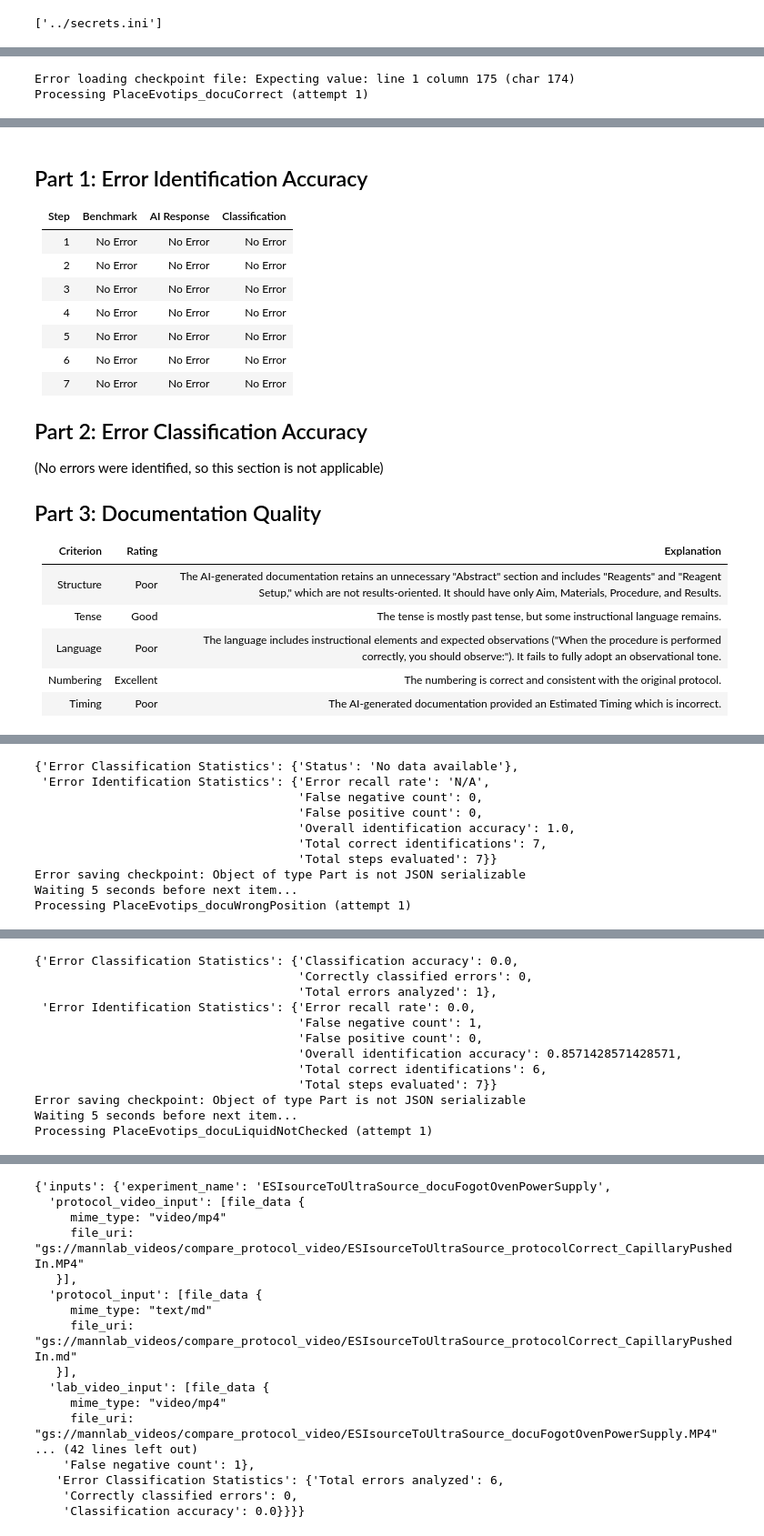
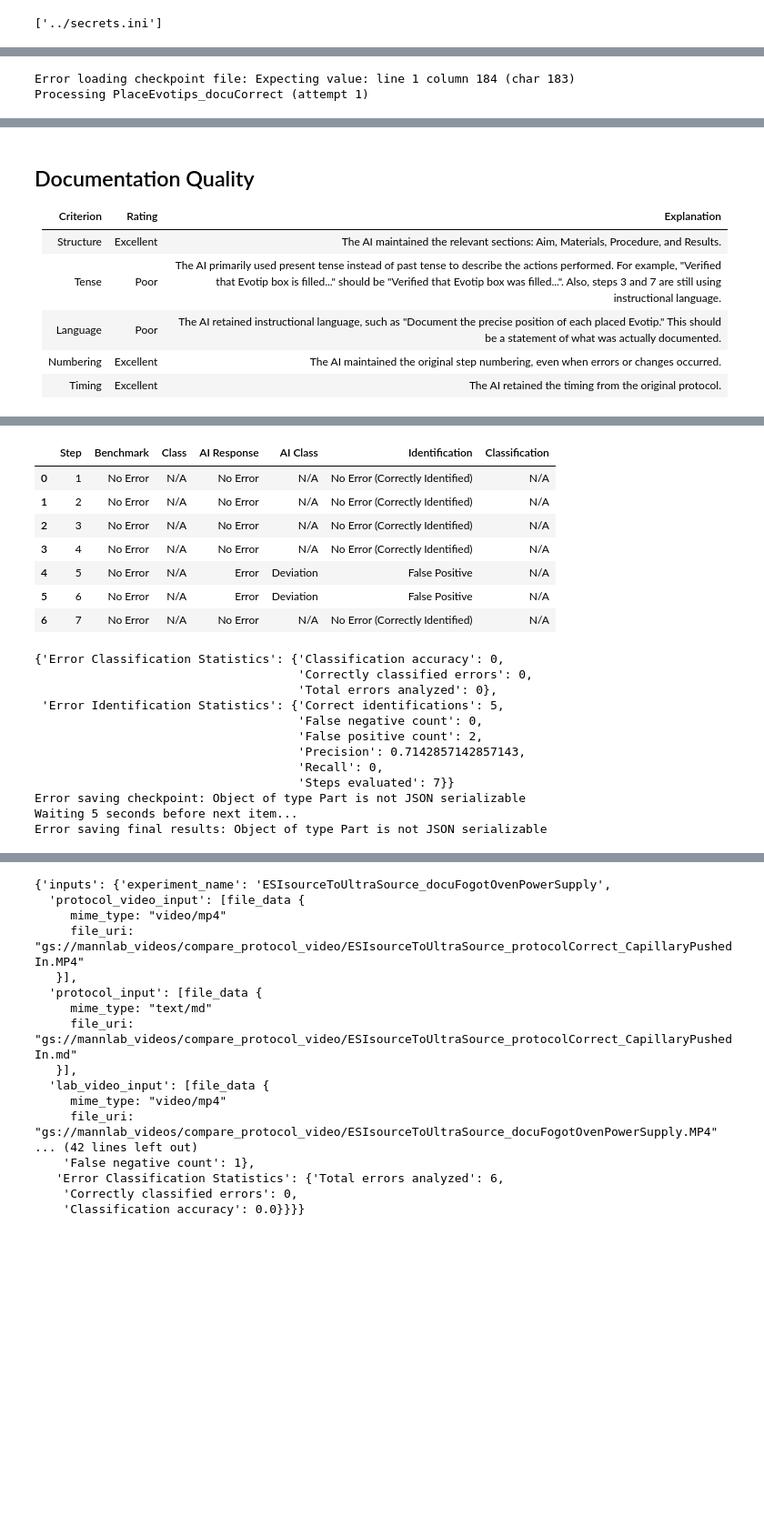
Before and after one commit to MannLabs/proteomics_lab_agent, a Jupyter notebook: nbs/2_videoToDocumentation_CompareVideoWithProtocol.ipynb, the cells around one changed output, grey strips where cells are left out. Shown at 91% size. Saved outputs shown, nothing was run; the diff lists cells and outputs as text; code cells hidden in the pictures; blank space fills up the shorter version.

```diff
--- a/nbs/2_videoToDocumentation_CompareVideoWithProtocol.ipynb
+++ b/nbs/2_videoToDocumentation_CompareVideoWithProtocol.ipynb
@@ -657,6 +966,7 @@ if os.path.exists(CHECKPOINT_FILE):
 
 # Your existing setup code
 example = 'ESIsourceToUltraSource_docuFogotOvenPowerSupply'
+example = 'PlaceEvotips_docuWrongPosition'
 protocol_video_example = all_model_inputs[example]['protocol_video_input']
 protocol_example = all_model_inputs[example]['protocol_input']
 lab_video_example = all_model_inputs[example]['lab_video_input']
@@ -702,6 +1012,7 @@ for i in range(start_index, len(items_list)):
             protocol_input = value['protocol_input']
             lab_video_input = value['lab_video_input']
             documentation_input = value['documentation_input']
+            error_dict = value['error_dict']
 
             documentation, usage_metadata = generate_documentation(
                 protocol_video_example, protocol_example, lab_video_example, documentation_example,
@@ -711,12 +1022,9 @@ for i in range(start_index, len(items_list)):
             )
             display(Markdown(documentation))
 
-            evaluation, usage_metadata_evaluation = generate_documentation_evaluation(
-                documentation_example, documentation_input, documentation
-            )
-            display(Markdown(evaluation))
-
-            metrics = calculate_error_evaluation_metrics(evaluation)
+            evaluation_response, df_errors, metrics = process_and_evaluate_documentation(error_dict, documentation_input, documentation)
+            display(Markdown(evaluation_response))
+            display(df_errors)
             pprint.pprint(metrics)
 
             results_collection[key] = {
@@ -730,8 +1038,7 @@ for i in range(start_index, len(items_list)):
                 "outputs": {
                     "documentation": documentation,
                     "documentation_metadata": usage_metadata,
-                    "evaluation": evaluation,
-                    "evaluation_metadata": usage_metadata_evaluation,
+                    "evaluation": evaluation_response,
                     "metrics": metrics
                 }
             }
@@ -756,7 +1063,7 @@ for i in range(start_index, len(items_list)):
                 # Save that we're moving on after failure
                 save_checkpoint(results_collection, key)
 
-# Save final results to a separate file when all processing is complete
+Save final results to a separate file when all processing is complete
 try:
     with open("final_results.json", 'w') as f:
         json.dump(results_collection, f)
@@ -764,5 +1071,5 @@ try:
 except Exception as e:
     print(f"Error saving final results: {e}")
 # %% [output]
-Error loading checkpoint file: Expecting value: line 1 column 175 (char 174)
+Error loading checkpoint file: Expecting value: line 1 column 184 (char 183)
 Processing PlaceEvotips_docuCorrect (attempt 1)
@@ -827,22 +1129,9 @@ That completes the task. Let me know if you have any further instructions.
-## Part 1: Error Identification Accuracy
-| Step | Benchmark | AI Response | Classification |
-|------|-----------|-------------|----------------|
-| 1 | No Error | No Error | No Error |
-| 2 | No Error | No Error | No Error |
-| 3 | No Error | No Error | No Error |
-| 4 | No Error | No Error | No Error |
-| 5 | No Error | No Error | No Error |
-| 6 | No Error | No Error | No Error |
-| 7 | No Error | No Error | No Error |
+## Documentation Quality
 
-## Part 2: Error Classification Accuracy
-(No errors were identified, so this section is not applicable)
-
-## Part 3: Documentation Quality
 | Criterion | Rating | Explanation |
 |-----------|--------|-------------|
-| Structure | Poor | The AI-generated documentation retains an unnecessary "Abstract" section and includes "Reagents" and "Reagent Setup," which are not results-oriented. It should have only Aim, Materials, Procedure, and Results. |
-| Tense | Good | The tense is mostly past tense, but some instructional language remains. |
-| Language | Poor | The language includes instructional elements and expected observations ("When the procedure is performed correctly, you should observe:"). It fails to fully adopt an observational tone. |
-| Numbering | Excellent | The numbering is correct and consistent with the original protocol. |
-| Timing | Poor | The AI-generated documentation provided an Estimated Timing which is incorrect. |
+| Structure | Excellent | The AI maintained the relevant sections: Aim, Materials, Procedure, and Results. |
+| Tense | Poor | The AI primarily used present tense instead of past tense to describe the actions performed. For example, "Verified that Evotip box is filled..." should be "Verified that Evotip box was filled...". Also, steps 3 and 7 are still using instructional language. |
+| Language | Poor | The AI retained instructional language, such as "Document the precise position of each placed Evotip." This should be a statement of what was actually documented. |
+| Numbering | Excellent | The AI maintained the original step numbering, even when errors or changes occurred. |
+| Timing | Excellent | The AI retained the timing from the original protocol. |
@@ -851,10 +1138,20 @@ That completes the task. Let me know if you have any further instructions.
+|  | Step | Benchmark | Class | AI Response | AI Class | Identification | Classification |
+| 0 | 1 | No Error | N/A | No Error | N/A | No Error (Correctly Identified) | N/A |
+| 1 | 2 | No Error | N/A | No Error | N/A | No Error (Correctly Identified) | N/A |
+| 2 | 3 | No Error | N/A | No Error | N/A | No Error (Correctly Identified) | N/A |
+| 3 | 4 | No Error | N/A | No Error | N/A | No Error (Correctly Identified) | N/A |
+| 4 | 5 | No Error | N/A | Error | Deviation | False Positive | N/A |
+| 5 | 6 | No Error | N/A | Error | Deviation | False Positive | N/A |
+| 6 | 7 | No Error | N/A | No Error | N/A | No Error (Correctly Identified) | N/A |
-{'Error Classification Statistics': {'Status': 'No data available'},
- 'Error Identification Statistics': {'Error recall rate': 'N/A',
+{'Error Classification Statistics': {'Classification accuracy': 0,
+                                     'Correctly classified errors': 0,
+                                     'Total errors analyzed': 0},
+ 'Error Identification Statistics': {'Correct identifications': 5,
                                      'False negative count': 0,
-                                     'False positive count': 0,
-                                     'Overall identification accuracy': 1.0,
-                                     'Total correct identifications': 7,
-                                     'Total steps evaluated': 7}}
+                                     'False positive count': 2,
+                                     'Precision': 0.7142857142857143,
+                                     'Recall': 0,
+                                     'Steps evaluated': 7}}
 Error saving checkpoint: Object of type Part is not JSON serializable
 Waiting 5 seconds before next item...
-Processing PlaceEvotips_docuWrongPosition (attempt 1)
+Error saving final results: Object of type Part is not JSON serializable
@@ -944,12 +1157,0 @@ I have removed the 'Figures' and 'References' sections as requested.
-{'Error Classification Statistics': {'Classification accuracy': 0.0,
-                                     'Correctly classified errors': 0,
-                                     'Total errors analyzed': 1},
- 'Error Identification Statistics': {'Error recall rate': 0.0,
-                                     'False negative count': 1,
-                                     'False positive count': 0,
-                                     'Overall identification accuracy': 0.8571428571428571,
-                                     'Total correct identifications': 6,
-                                     'Total steps evaluated': 7}}
-Error saving checkpoint: Object of type Part is not JSON serializable
-Waiting 5 seconds before next item...
-Processing PlaceEvotips_docuLiquidNotChecked (attempt 1)
```
Also changed, not shown: parts of 7 cells of this notebook.
